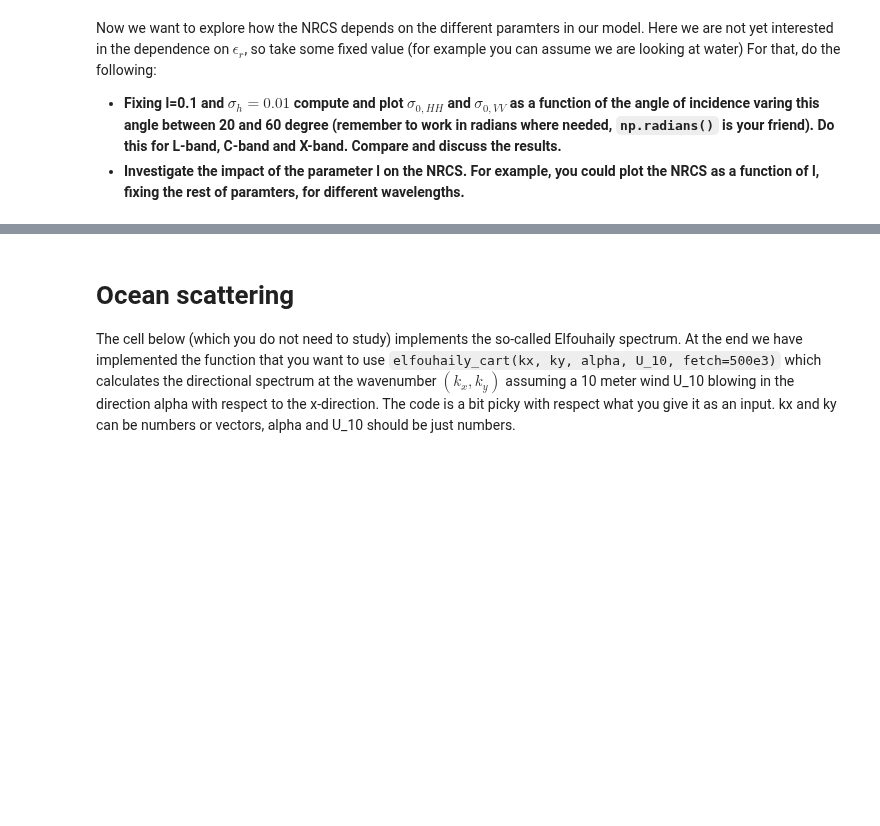
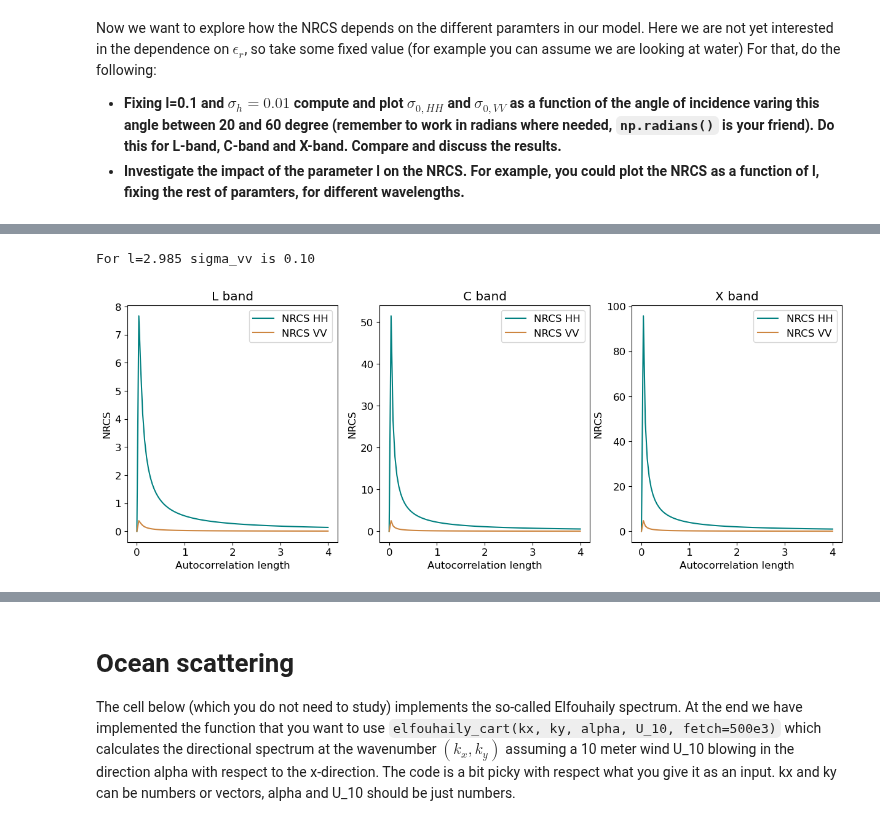
Before and after one commit to debnovalina/PPESO-Practical, a Jupyter notebook: practical_Paco_W6/RoughSurfaceScattering.ipynb, the cells around one changed output, grey strips where cells are left out. Cells and saved outputs as stored; diff of their text form; code cells hidden in the pictures; blank space fills up the shorter version.

```diff
--- a/practical_Paco_W6/RoughSurfaceScattering.ipynb
+++ b/practical_Paco_W6/RoughSurfaceScattering.ipynb
@@ -130,0 +135,41 @@ plt.show()
+# %%
+# Find l t get sigma_0VV = 0.1
+hh1, vv1 =NRCS_SMP (5.4*10**9, 40, 80, GaussianSpectrum, 0.015, 3.0)
+print (f"For l=2.985 sigma_vv is {vv1:.2f}")
+# %% [output]
+For l=2.985 sigma_vv is 0.10
+# %%
+# Plot the NRCS vs incidence angle
+l_array = np.linspace (0, 4, 100)
+inc_angle = np.radians (40)
+
+f,(ax1,ax2,ax3)=plt.subplots(1,3,figsize=(15,5))
+hh2, vv2 =NRCS_SMP (frequencies[0], inc_angle, 80, GaussianSpectrum, 0.015, l_array)
+ax1.plot(l_array,hh2,color='teal',label='NRCS HH' )
+ax1.plot(l_array,vv2,color='peru',label='NRCS VV' )
+ax1.set_title('L band')
+ax1.set_xlabel ('Autocorrelation length')
+ax1.set_ylabel ('NRCS')
+ax1.legend()
+
+
+hh2, vv2 =NRCS_SMP (frequencies[1], inc_angle, 80, GaussianSpectrum, 0.015, l_array)
+ax2.plot(l_array,hh2,color='teal',label='NRCS HH' )
+ax2.plot(l_array,vv2,color='peru',label='NRCS VV' )
+ax2.set_title('C band')
+ax2.set_xlabel ('Autocorrelation length')
+ax2.set_ylabel ('NRCS')
+ax2.legend()
+
+
+hh2, vv2 =NRCS_SMP (frequencies[2], inc_angle, 80, GaussianSpectrum, 0.015, l_array)
+ax3.plot(l_array,hh2,color='teal',label='NRCS HH' )
+ax3.plot(l_array,vv2,color='peru',label='NRCS VV' )
+ax3.set_title('X band')
+
+plt.legend()
+plt.xlabel('Autocorrelation length')
+plt.ylabel('NRCS')
+plt.show()
+# %% [output]
+[figure, added]
```
Also changed, not shown: parts of 3 cells of this notebook, 2 other files.
